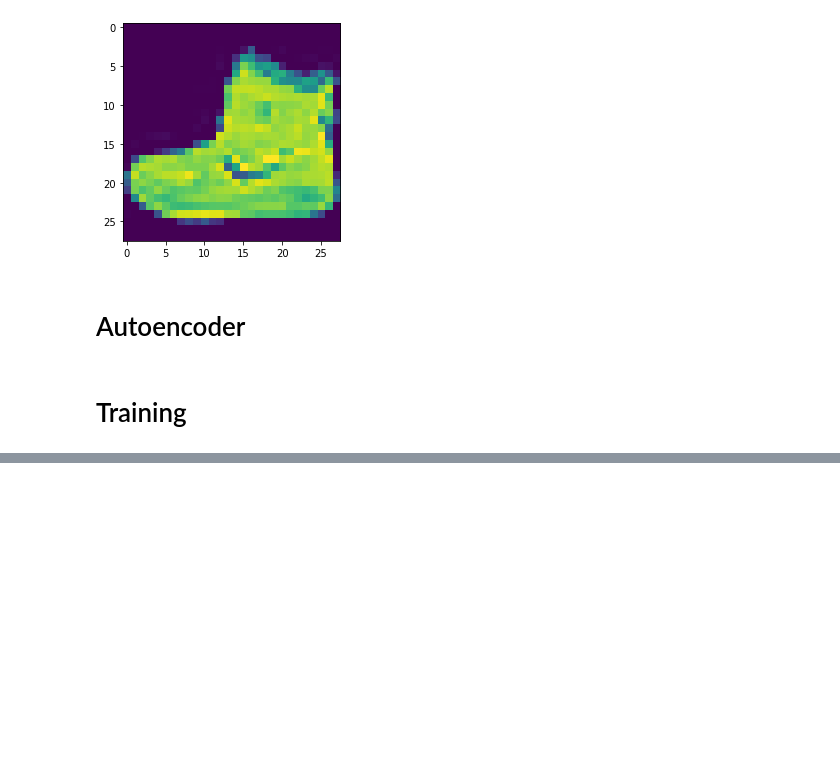
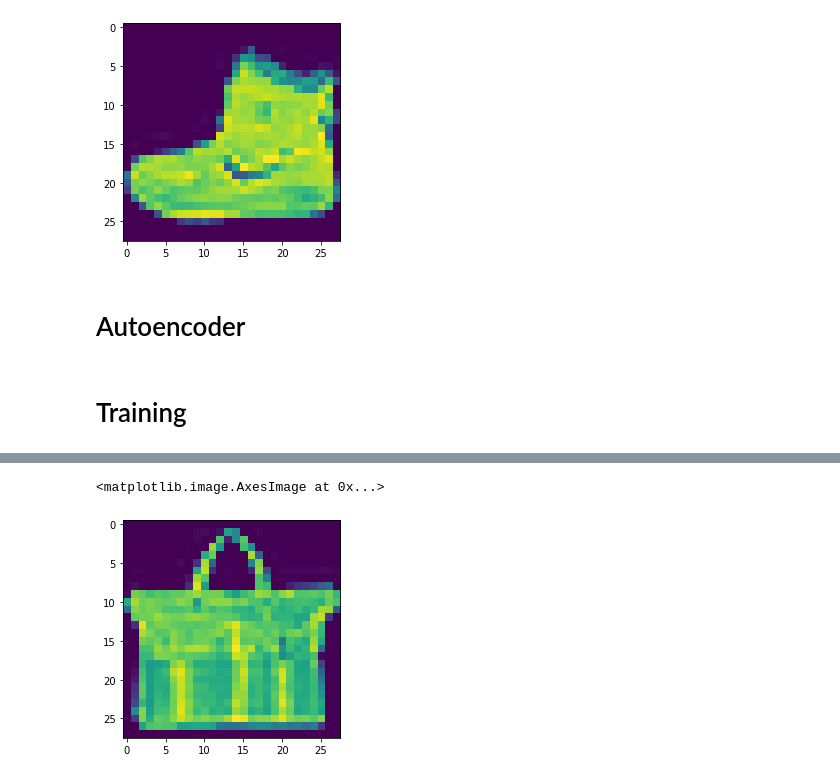
Before and after one commit to bogdankjastrzebski/WarsztatyBadawcze2, a Jupyter notebook: Embedding.ipynb, the cells around one changed output, grey strips where cells are left out. Saved outputs shown, nothing was run; the diff lists cells and outputs as text; code cells hidden in the pictures; blank space fills up the shorter version.

```diff
--- a/Embedding.ipynb
+++ b/Embedding.ipynb
@@ -220,0 +234,5 @@ Iteration 140
+# %%
+plt.imshow(X[2].reshape(28,28).to(torch.device('cpu')))
+# %% [output]
+<matplotlib.image.AxesImage at 0x...>
+[figure, added]
```
Also changed, not shown: parts of 6 cells of this notebook, 4 other files.
